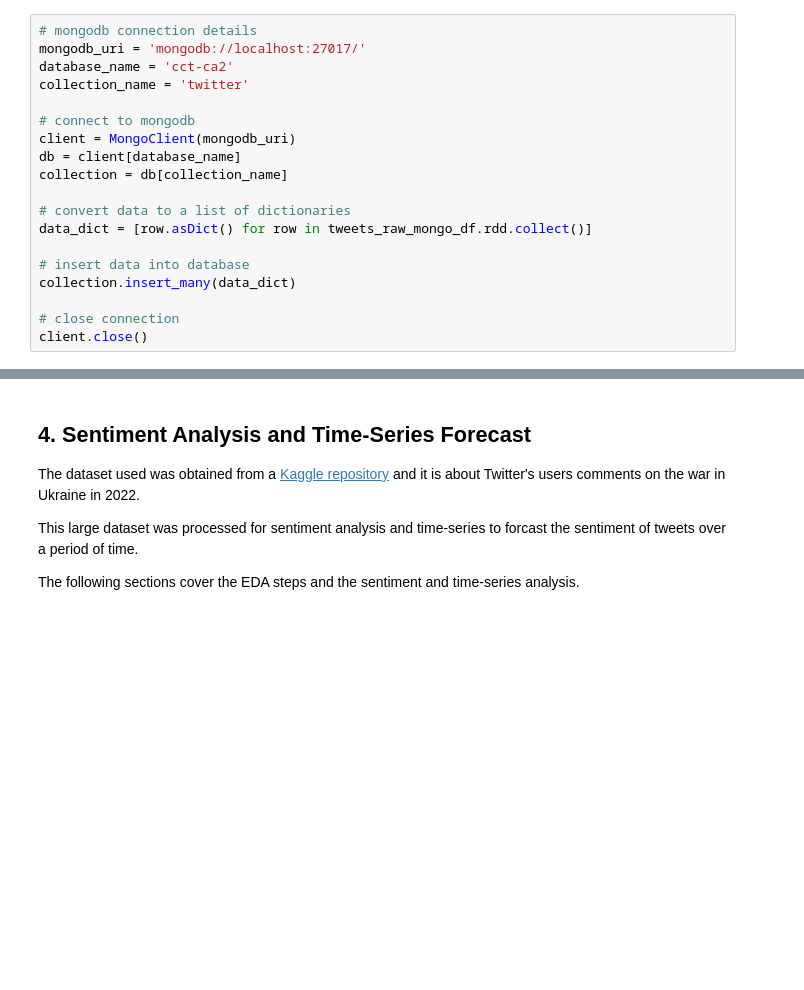
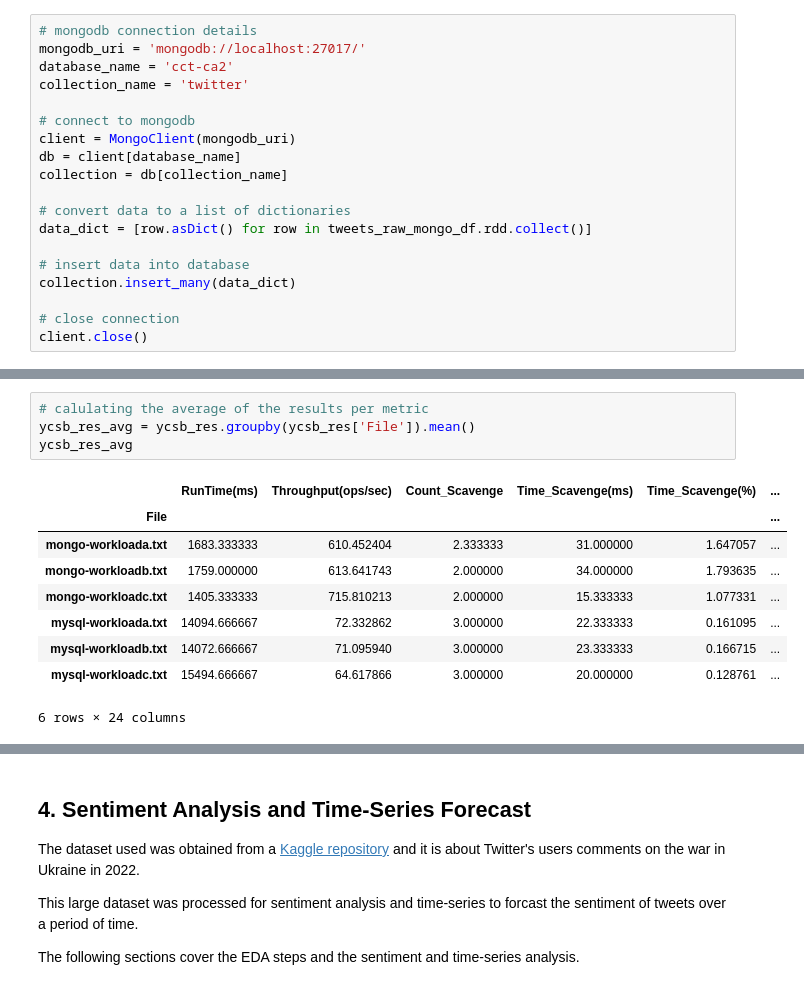
Before and after one commit to CCT-MastersDA/cct-sem2-ca2, a Jupyter notebook: jupyter/ca2-jupyter.ipynb, the cells around one changed output, grey strips where cells are left out. Drawn from its saved outputs; the diff is of its cells as text; blank space fills up the shorter version.

```diff
--- a/jupyter/ca2-jupyter.ipynb
+++ b/jupyter/ca2-jupyter.ipynb
@@ -375,0 +410,14 @@ client.close()
+# %%
+# calulating the average of the results per metric
+ycsb_res_avg = ycsb_res.groupby(ycsb_res['File']).mean()
+ycsb_res_avg
+# %% [output]
+|  | RunTime(ms) | Throughput(ops/sec) | Count_Scavenge | Time_Scavenge(ms) | Time_Scavenge(%) | ... |
+| File |  |  |  |  |  | ... |
+| mongo-workloada.txt | 1683.333333 | 610.452404 | 2.333333 | 31.000000 | 1.647057 | ... |
+| mongo-workloadb.txt | 1759.000000 | 613.641743 | 2.000000 | 34.000000 | 1.793635 | ... |
+| mongo-workloadc.txt | 1405.333333 | 715.810213 | 2.000000 | 15.333333 | 1.077331 | ... |
+| mysql-workloada.txt | 14094.666667 | 72.332862 | 3.000000 | 22.333333 | 0.161095 | ... |
+| mysql-workloadb.txt | 14072.666667 | 71.095940 | 3.000000 | 23.333333 | 0.166715 | ... |
+| mysql-workloadc.txt | 15494.666667 | 64.617866 | 3.000000 | 20.000000 | 0.128761 | ... |
+6 rows × 24 columns
```
Also changed, not shown: parts of 12 cells of this notebook, 14 other files.
